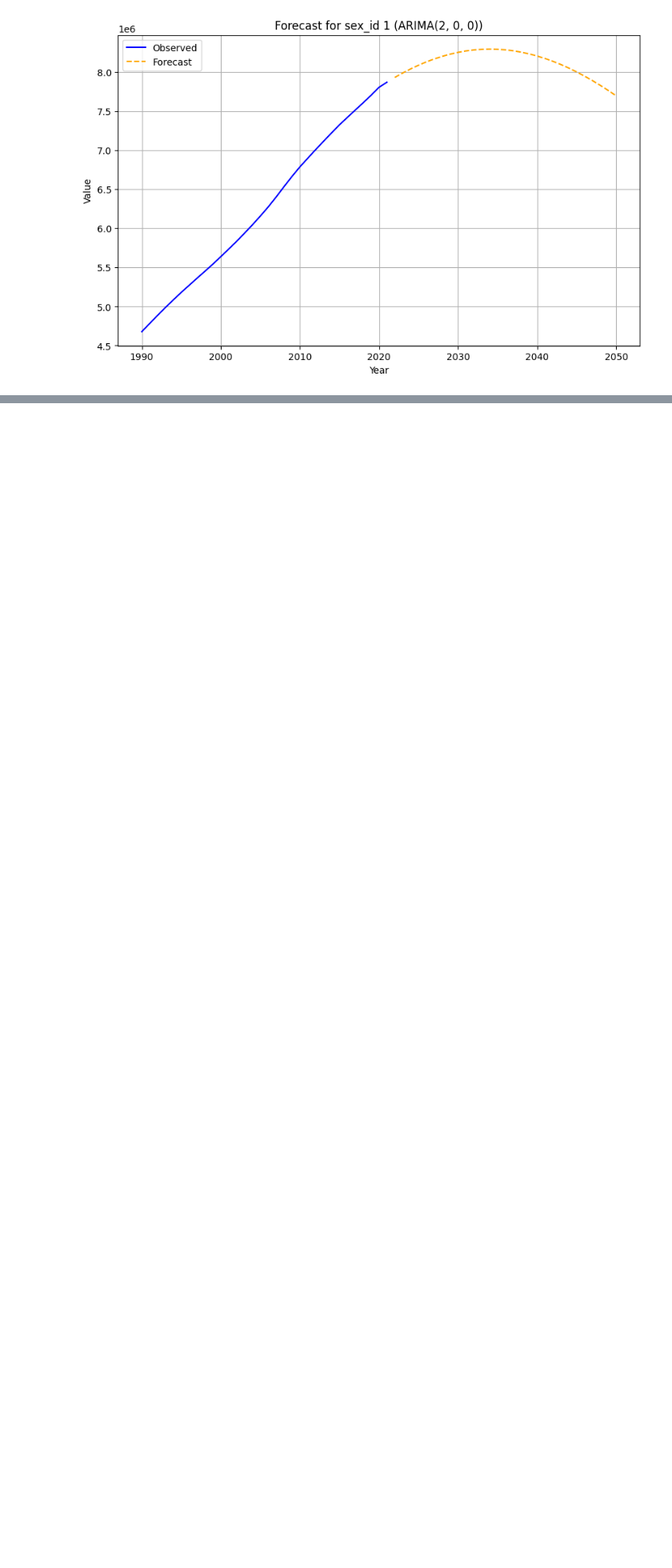
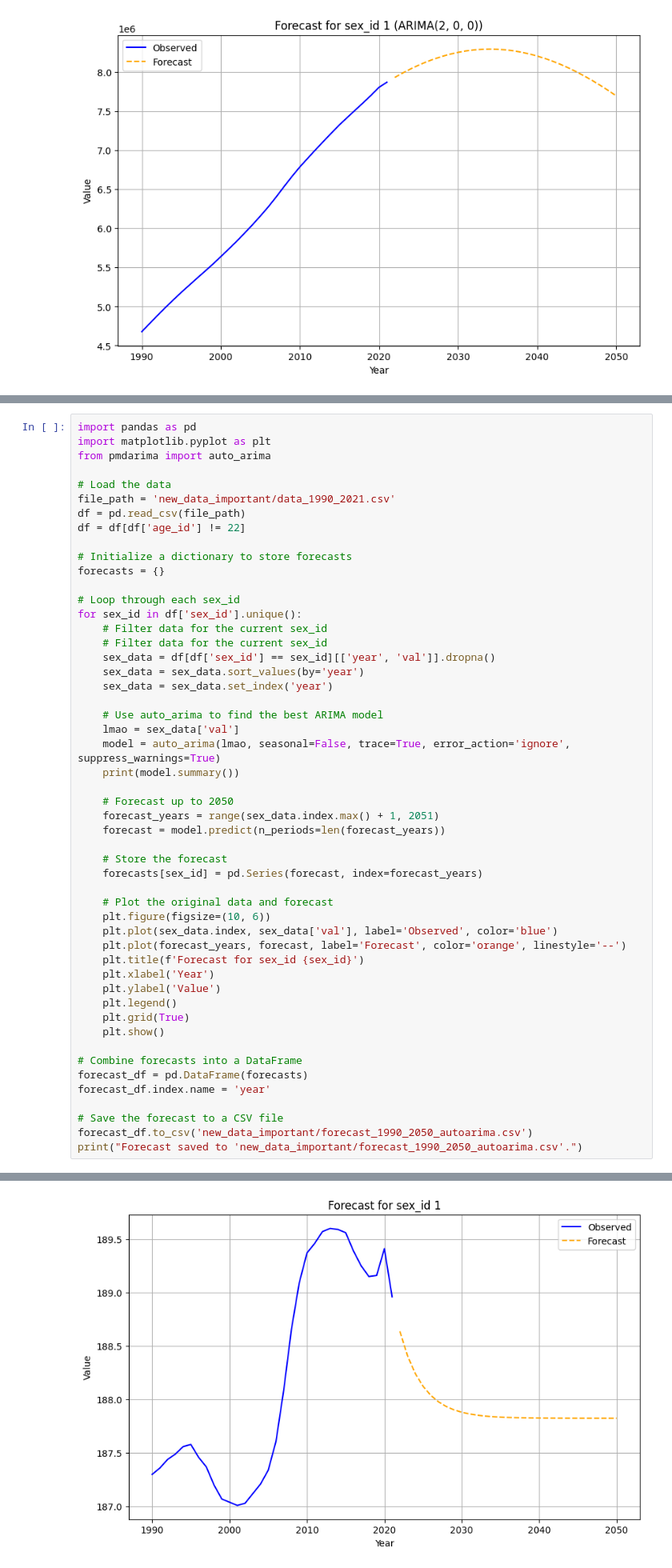
Before and after one commit to ToraKisaki/GHD2021_Schizophrenia, a Jupyter notebook: machine_learning.ipynb, the cells around one changed output, grey strips where cells are left out. Shown at 80% size. Drawn from its saved outputs; the diff is of its cells as text; blank space fills up the shorter version.

```diff
--- a/machine_learning.ipynb
+++ b/machine_learning.ipynb
@@ -381,0 +672,52 @@ Best ARIMA order: (2, 0, 0) with AIC: 687.6942372838619
+# %%
+import pandas as pd
+import matplotlib.pyplot as plt
+from pmdarima import auto_arima
+
+# Load the data
+file_path = 'new_data_important/data_1990_2021.csv'
+df = pd.read_csv(file_path)
+df = df[df['age_id'] != 22]
+
+# Initialize a dictionary to store forecasts
+forecasts = {}
+
+# Loop through each sex_id
+for sex_id in df['sex_id'].unique():
+    # Filter data for the current sex_id
+    # Filter data for the current sex_id
+    sex_data = df[df['sex_id'] == sex_id][['year', 'val']].dropna()
+    sex_data = sex_data.sort_values(by='year')
+    sex_data = sex_data.set_index('year')
+
+    # Use auto_arima to find the best ARIMA model
+    lmao = sex_data['val']
+    model = auto_arima(lmao, seasonal=False, trace=True, error_action='ignore', suppress_warnings=True)
+    print(model.summary())
+
+    # Forecast up to 2050
+    forecast_years = range(sex_data.index.max() + 1, 2051)
+    forecast = model.predict(n_periods=len(forecast_years))
+
+    # Store the forecast
+    forecasts[sex_id] = pd.Series(forecast, index=forecast_years)
+
+    # Plot the original data and forecast
+    plt.figure(figsize=(10, 6))
+    plt.plot(sex_data.index, sex_data['val'], label='Observed', color='blue')
+    plt.plot(forecast_years, forecast, label='Forecast', color='orange', linestyle='--')
+    plt.title(f'Forecast for sex_id {sex_id}')
+    plt.xlabel('Year')
+    plt.ylabel('Value')
+    plt.legend()
+    plt.grid(True)
+    plt.show()
+
+# Combine forecasts into a DataFrame
+forecast_df = pd.DataFrame(forecasts)
+forecast_df.index.name = 'year'
+
+# Save the forecast to a CSV file
+forecast_df.to_csv('new_data_important/forecast_1990_2050_autoarima.csv')
+print("Forecast saved to 'new_data_important/forecast_1990_2050_autoarima.csv'.")
+# %% [output]
@@ -381,0 +741 @@ Best ARIMA order: (2, 0, 0) with AIC: 687.6942372838619
+[figure, added]
```
Also changed, not shown: parts of 9 cells of this notebook, 59 other files.
